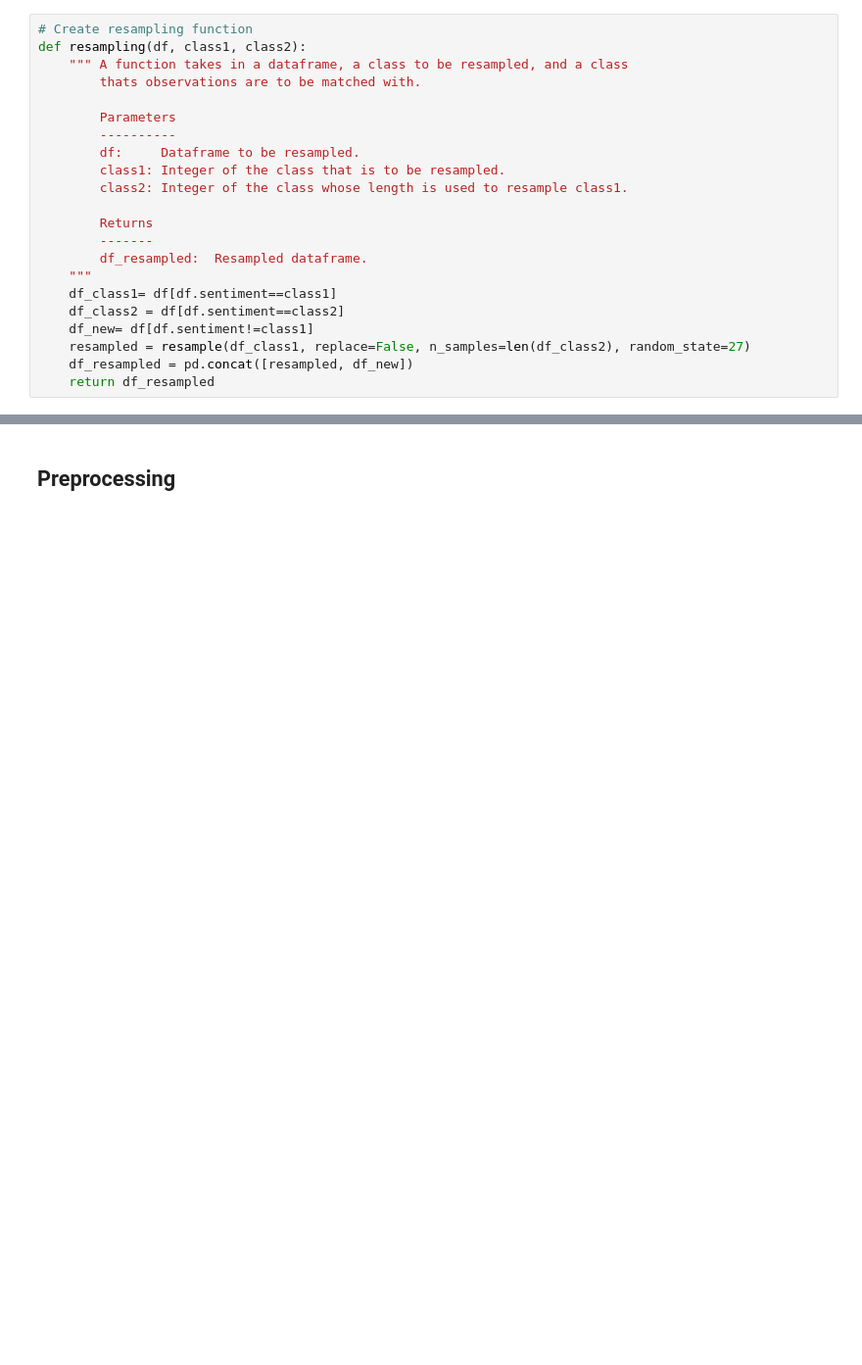
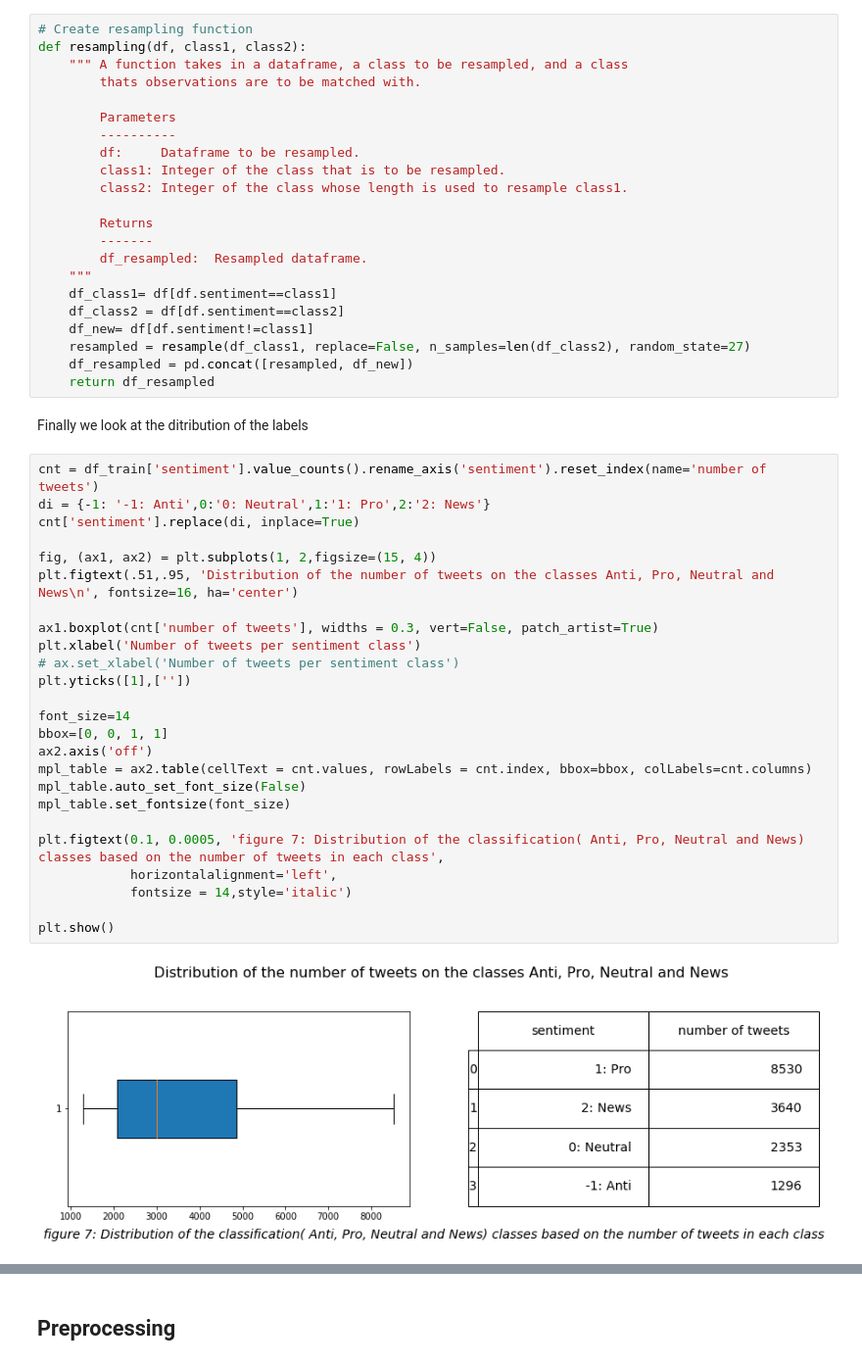
Before and after one commit to Amogelang20/RM1_classification_predict, a Jupyter notebook: Team_RM1_Classification_Predict_Notebook .ipynb, the cells around one changed output, grey strips where cells are left out. Shown at 98% size. Drawn from its saved outputs; the diff is of its cells as text; blank space fills up the shorter version.

```diff
--- a/Team_RM1_Classification_Predict_Notebook .ipynb
+++ b/Team_RM1_Classification_Predict_Notebook .ipynb
@@ -540,3 +549,32 @@ def resampling(df, class1, class2):
     resampled = resample(df_class1, replace=False, n_samples=len(df_class2), random_state=27)
     df_resampled = pd.concat([resampled, df_new])
     return df_resampled
+# %% [markdown]
+Finally we look at the ditribution of the labels
+# %%
+cnt = df_train['sentiment'].value_counts().rename_axis('sentiment').reset_index(name='number of tweets')
+di = {-1: '-1: Anti',0:'0: Neutral',1:'1: Pro',2:'2: News'}
+cnt['sentiment'].replace(di, inplace=True)
+
+fig, (ax1, ax2) = plt.subplots(1, 2,figsize=(15, 4))
+plt.figtext(.51,.95, 'Distribution of the number of tweets on the classes Anti, Pro, Neutral and News\n', fontsize=16, ha='center')
+
+ax1.boxplot(cnt['number of tweets'], widths = 0.3, vert=False, patch_artist=True)
+plt.xlabel('Number of tweets per sentiment class')
+# ax.set_xlabel('Number of tweets per sentiment class')
+plt.yticks([1],[''])
+
+font_size=14
+bbox=[0, 0, 1, 1]
+ax2.axis('off')
+mpl_table = ax2.table(cellText = cnt.values, rowLabels = cnt.index, bbox=bbox, colLabels=cnt.columns)
+mpl_table.auto_set_font_size(False)
+mpl_table.set_fontsize(font_size)
+
+plt.figtext(0.1, 0.0005, 'figure 7: Distribution of the classification( Anti, Pro, Neutral and News) classes based on the number of tweets in each class',
+            horizontalalignment='left',
+            fontsize = 14,style='italic')
+
+plt.show()
+# %% [output]
+[figure, added]
```
Also changed, not shown: parts of 17 cells of this notebook.
